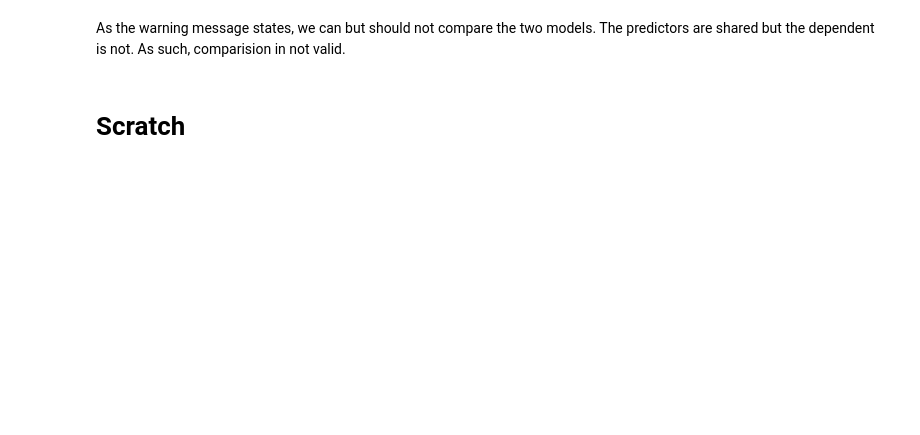
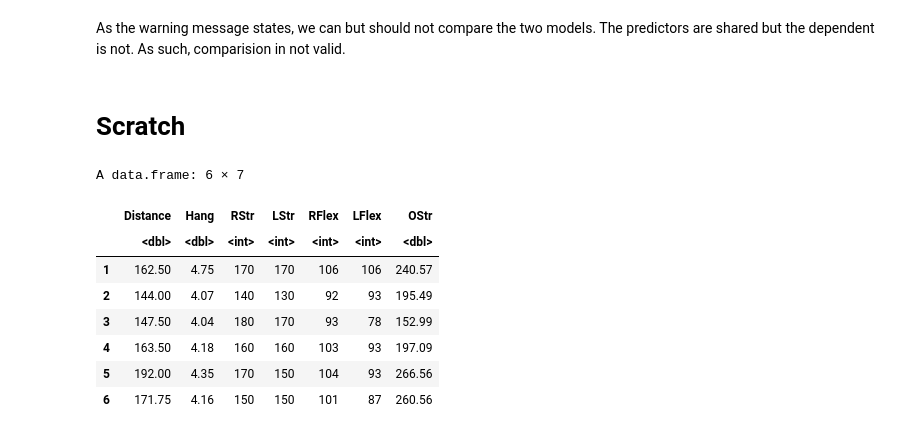
Before and after one commit to Rijanhastwoears/Stat538_homeworks, a Jupyter notebook: 5/scratch.ipynb, the cells around one changed output. Drawn from its saved outputs; the diff is of its cells as text; code cells hidden in the pictures; blank space fills up the shorter version.

```diff
--- a/5/scratch.ipynb
+++ b/5/scratch.ipynb
@@ -350,0 +382,12 @@ As the warning message states, we can but should not compare the two models. The
+# %%
+head(punting)
+# %% [output]
+A data.frame: 6 × 7
+|  | Distance | Hang | RStr | LStr | RFlex | LFlex | OStr |
+|  | <dbl> | <dbl> | <int> | <int> | <int> | <int> | <dbl> |
+| 1 | 162.50 | 4.75 | 170 | 170 | 106 | 106 | 240.57 |
+| 2 | 144.00 | 4.07 | 140 | 130 | 92 | 93 | 195.49 |
+| 3 | 147.50 | 4.04 | 180 | 170 | 93 | 78 | 152.99 |
+| 4 | 163.50 | 4.18 | 160 | 160 | 103 | 93 | 197.09 |
+| 5 | 192.00 | 4.35 | 170 | 150 | 104 | 93 | 266.56 |
+| 6 | 171.75 | 4.16 | 150 | 150 | 101 | 87 | 260.56 |
```
Also changed, not shown: parts of 5 cells of this notebook, 12 other files.
